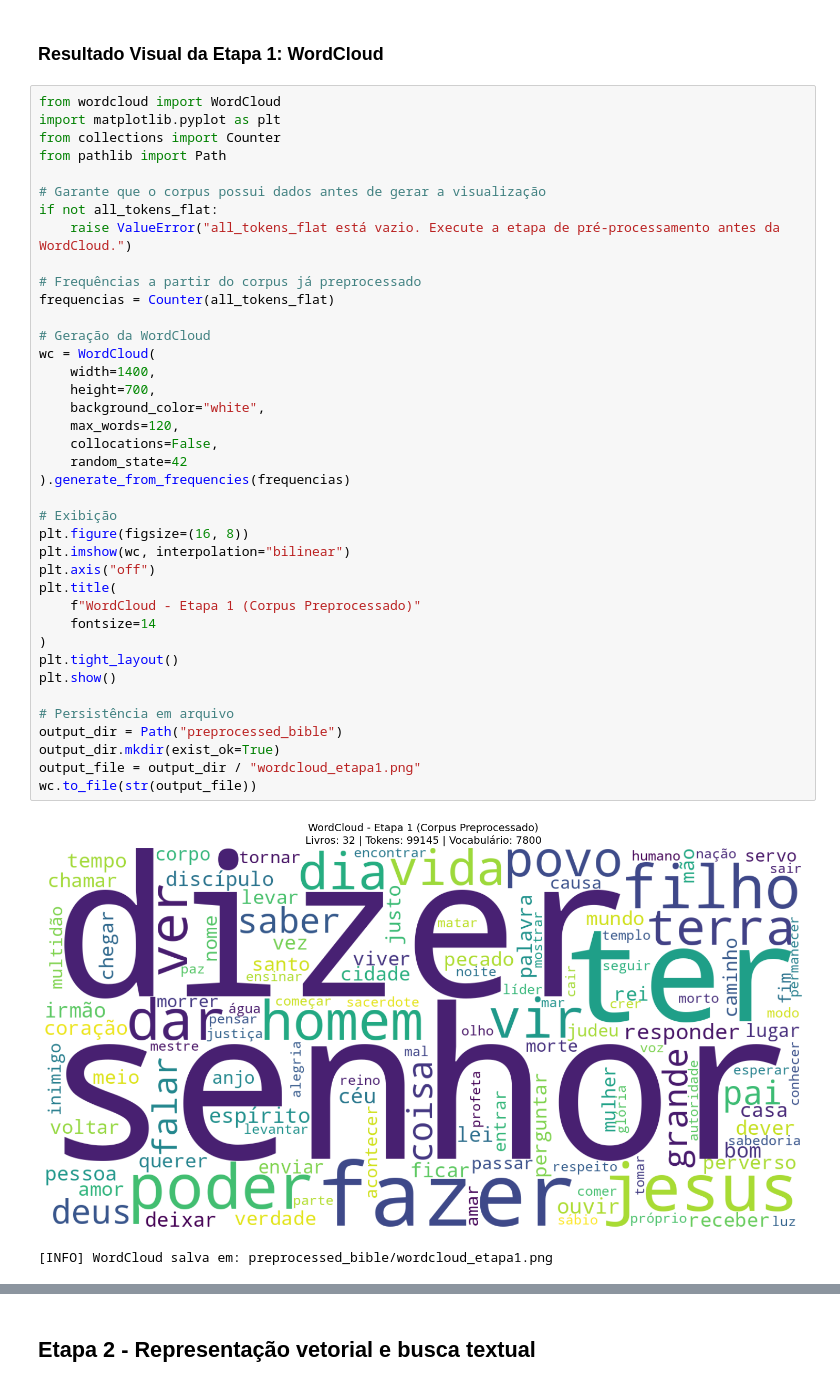
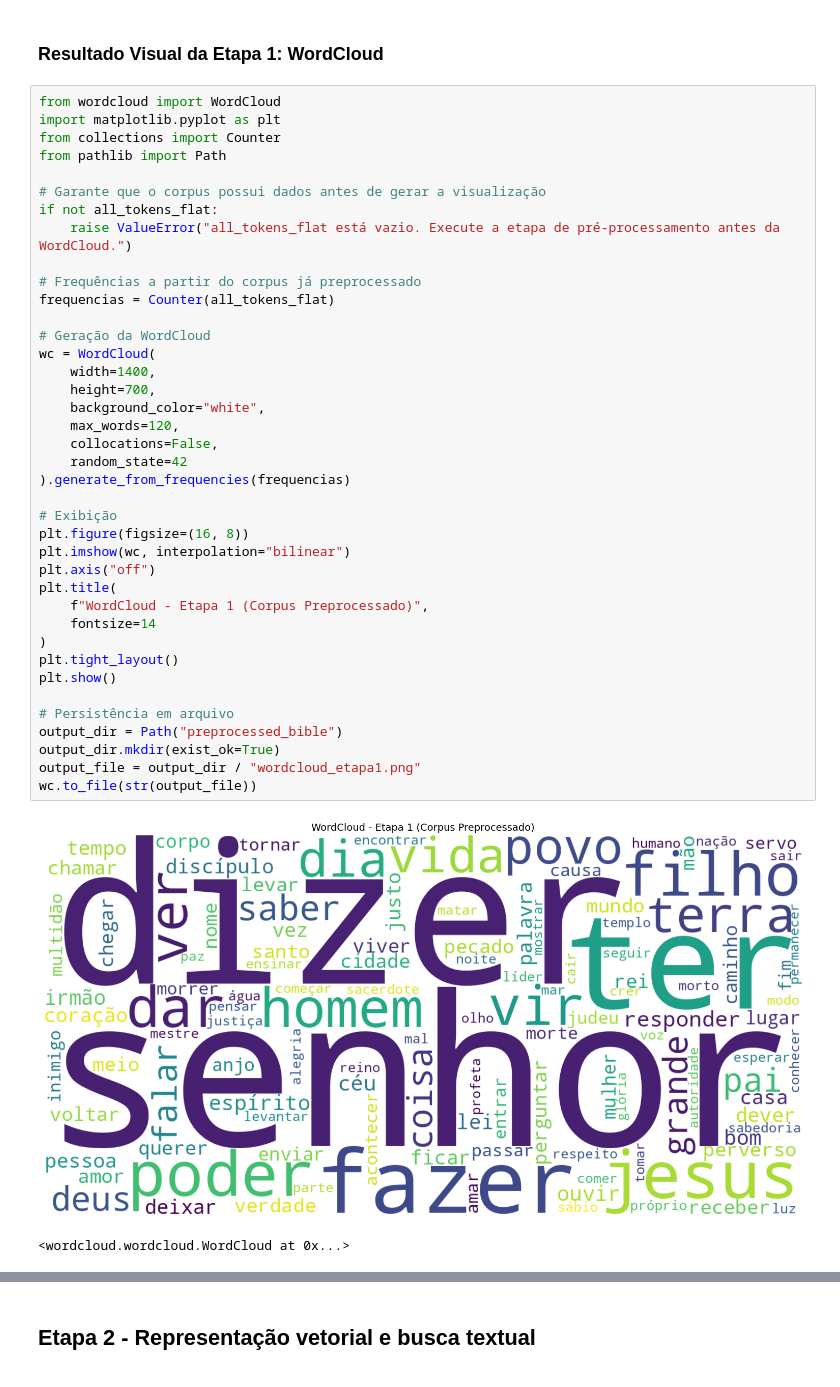
Before and after one commit to gabriel-q7/NLP-bible-exercise, a Jupyter notebook: trabalho.ipynb, the cells around one changed output, grey strips where cells are left out. Drawn from its saved outputs; the diff is of its cells as text.

```diff
--- a/trabalho.ipynb
+++ b/trabalho.ipynb
@@ -428,34 +452,34 @@ if not all_tokens_flat:
 
 # Frequências a partir do corpus já preprocessado
 frequencias = Counter(all_tokens_flat)
 
 # Geração da WordCloud
 wc = WordCloud(
     width=1400,
     height=700,
     background_color="white",
     max_words=120,
     collocations=False,
     random_state=42
 ).generate_from_frequencies(frequencias)
 
 # Exibição
 plt.figure(figsize=(16, 8))
 plt.imshow(wc, interpolation="bilinear")
 plt.axis("off")
 plt.title(
-    f"WordCloud - Etapa 1 (Corpus Preprocessado)"
+    f"WordCloud - Etapa 1 (Corpus Preprocessado)",
     fontsize=14
 )
 plt.tight_layout()
 plt.show()
 
 # Persistência em arquivo
 output_dir = Path("preprocessed_bible")
 output_dir.mkdir(exist_ok=True)
 output_file = output_dir / "wordcloud_etapa1.png"
 wc.to_file(str(output_file))
 # %% [output]
-[figure, old version]
+[figure, new version]
-[INFO] WordCloud salva em: preprocessed_bible/wordcloud_etapa1.png
+<wordcloud.wordcloud.WordCloud at 0x...>
 # %% [markdown]
```
Also changed, not shown: parts of 6 cells of this notebook.
